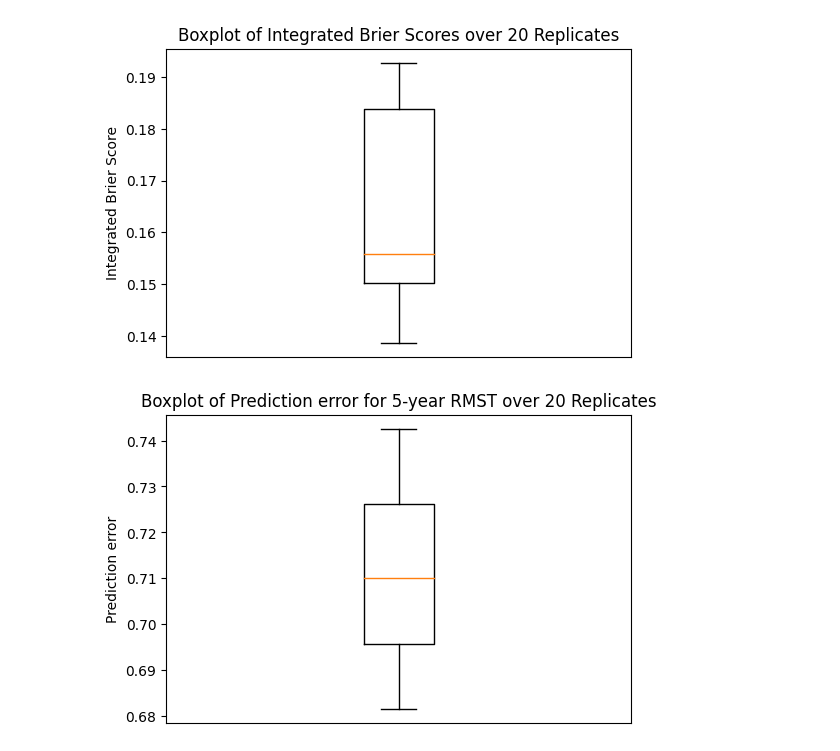
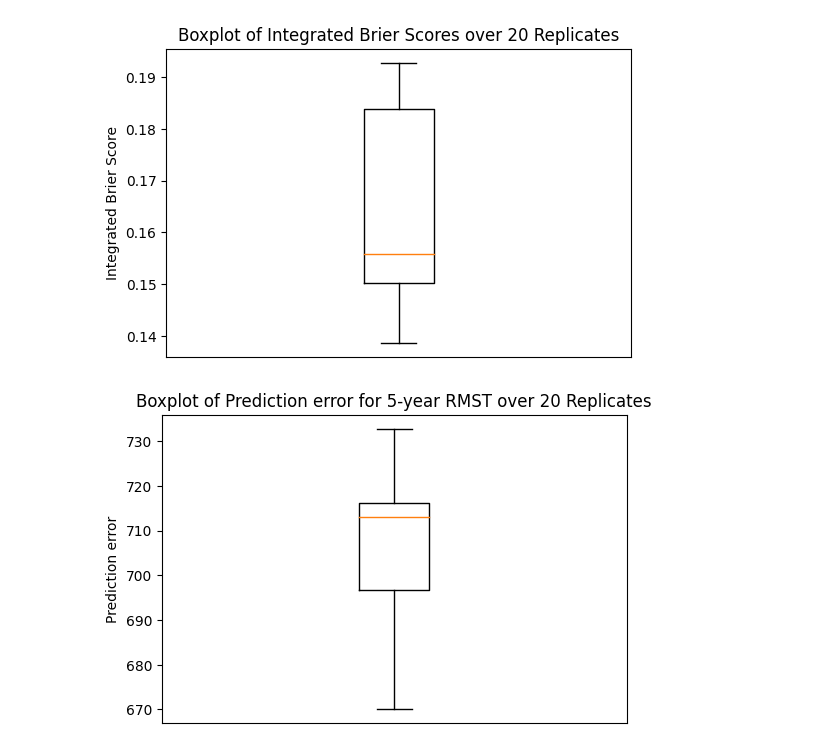
Before and after one commit to ZiyuWang1121/Investigating-machine-learning-methods-for-survival-prediction, a Jupyter notebook: DeepSurv.ipynb, the cells around one changed output. Drawn from its saved outputs; the diff is of its cells as text; code cells hidden in the pictures.

```diff
--- a/DeepSurv.ipynb
+++ b/DeepSurv.ipynb
@@ -343,7 +376,7 @@ for _ in range(20):
     # Calculate prediction_error for 5-year RMST
     # 5-year: 365.25 * 5 = 1826.25
     time_point = 1826.25
-    pred_error = best_model.calc_pred_error(best_model.calc_rmst(x_test, y_test, time_point), time_point) # 5-year RMST prediction error
+    pred_error = best_model.calc_rmst_pred_error(x_test, y_test, time_point)[1] # 5-year RMST prediction error
     prediction_error.append(pred_error)
 # %%
 # Calculate the mean C-index, integrated Brier score, and prediction error
@@ -381,11 +414,11 @@ plt.show()
 # %%
 # Plot boxplot of prediction_error for 5-year RMST over 20 replicates
 plt.figure(figsize=(6, 4))
-plt.boxplot(c_index_scores)
+plt.boxplot(prediction_error)
 plt.title('Boxplot of Prediction error for 5-year RMST over 20 Replicates')
 plt.ylabel('Prediction error')
 plt.xticks([])
 plt.show()
 # %% [output]
-[figure, old version]
+[figure, new version]
 # %%
```
Also changed, not shown: parts of 7 cells of this notebook.
